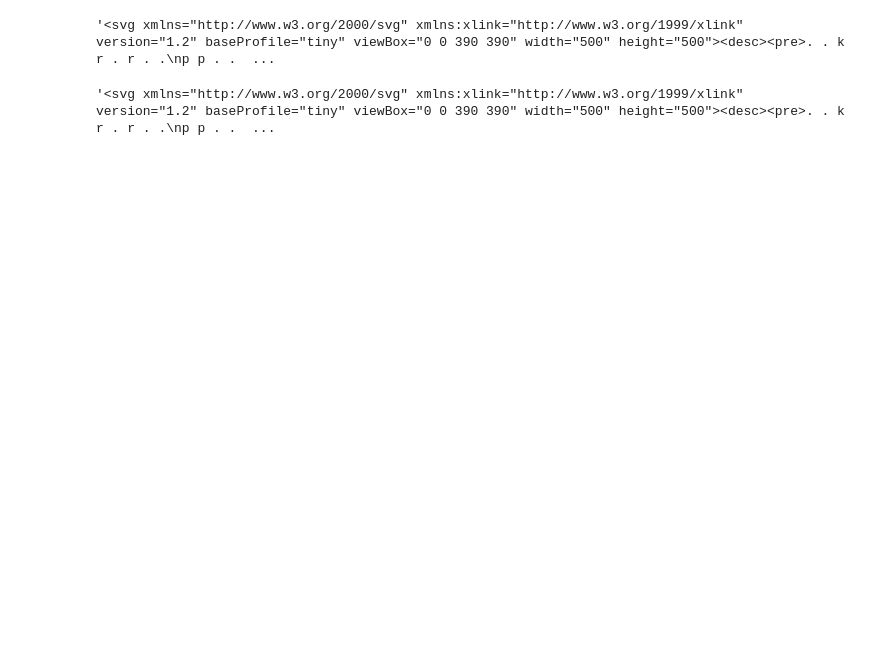
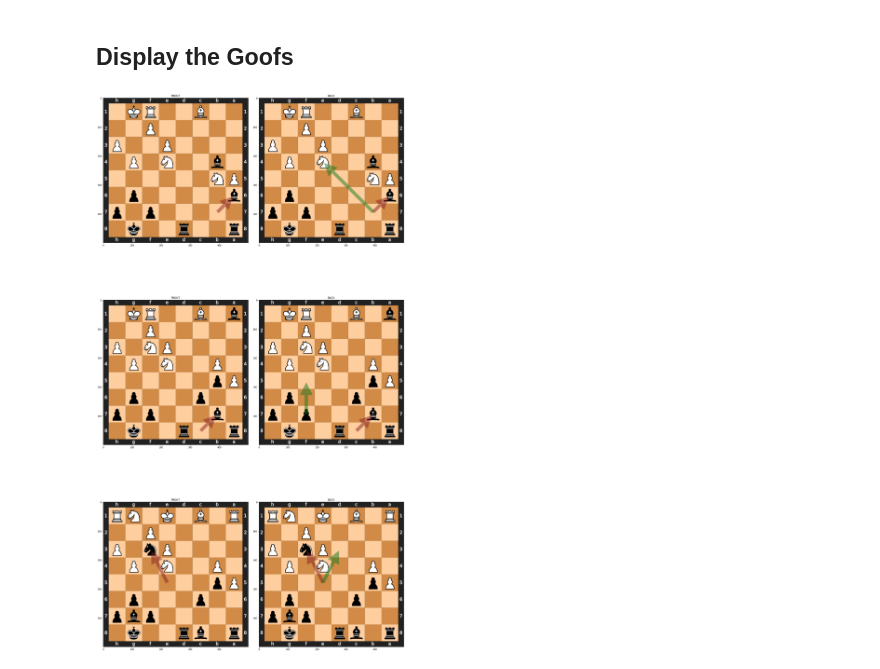
Before and after one commit to bobhaffner/chess_positions, a Jupyter notebook: flash_cards.ipynb, the cells around one changed output. Saved outputs shown, nothing was run; the diff lists cells and outputs as text; code cells hidden in the pictures; blank space fills up the shorter version.

```diff
--- a/flash_cards.ipynb
+++ b/flash_cards.ipynb
@@ -12,2 +16,7 @@ stockfish = '/opt/homebrew/Cellar/stockfish/15/bin/stockfish'
 # %%
-r = requests.get('https://api.chess.com/pub/player/bobhaffner/games/archives')
+player = 'bobhaffner'
+
+# get game archives
+r = requests.get(f'https://api.chess.com/pub/player/{player}/games/archives')
+game_archive_dict = json.loads(r.text)
+game_archive_dict
@@ -14,3 +34,0 @@ r = requests.get('https://api.chess.com/pub/player/bobhaffner/games/archives')
-# %%
-archive_dict = json.loads(r.text)
-archive_dict
@@ -29,5 +35,6 @@ archive_dict
 # %%
-r = requests.get(archive_dict['archives'][-1])
+# get the latest game archive
+r = requests.get(game_archive_dict['archives'][-1])
 games_dict = json.loads(r.text)
-len(games_dict['games'])
+f"{len(games_dict['games'])} games from {game_archive_dict['archives'][-1]}"
 # %% [output]
@@ -89,9 +112,44 @@ len(goofs)
-# %%
-i = random.randint(0,len(goofs))
-goofs[i]['img']
-# %% [output]
-'<svg xmlns="http://www.w3.org/2000/svg" xmlns:xlink="http://www.w3.org/1999/xlink" version="1.2" baseProfile="tiny" viewBox="0 0 390 390" width="500" height="500"><desc><pre>. . k r . r . .\np p . .  ...
-# %%
-goofs[i]['img_with_engine_move']
-# %% [output]
-'<svg xmlns="http://www.w3.org/2000/svg" xmlns:xlink="http://www.w3.org/1999/xlink" version="1.2" baseProfile="tiny" viewBox="0 0 390 390" width="500" height="500"><desc><pre>. . k r . r . .\np p . .  ...
+# %% [markdown]
+## Display the Goofs
+# %%
+# lets ease into this by sorting best to worst
+sorted_goofs = sorted(goofs, key=lambda d: d['goof_factor'])
+
+format_to_dtype = {
+    'uchar': np.uint8,
+    'char': np.int8,
+    'ushort': np.uint16,
+    'short': np.int16,
+    'uint': np.uint32,
+    'int': np.int32,
+    'float': np.float32,
+    'double': np.float64,
+    'complex': np.complex64,
+    'dpcomplex': np.complex128,
+}
+
+fig = plt.figure(figsize=(20, 40))
+rows = len(goofs)
+
+for i, goof in zip(range(1, rows * 2 + 1, 2), sorted_goofs):
+
+    img = pyvips.Image.svgload_buffer(str.encode(goof['svg']))
+    data = np.ndarray(buffer=img.write_to_memory(), dtype=format_to_dtype[img.format],
+                   shape=[img.height, img.width, img.bands])
+    axl = fig.add_subplot(rows, 2, i)
+    axl.set_title('FRONT')
+    plt.imshow(img)
+
+    img_with_engine_move = pyvips.Image.svgload_buffer(str.encode(goof['svg_with_engine_move']))
+    data = np.ndarray(buffer=img.write_to_memory(), dtype=format_to_dtype[img.format],
+                   shape=[img.height, img.width, img.bands])
+    axl = fig.add_subplot(rows, 2, i + 1)
+    axl.set_title('BACK')
+    plt.imshow(img_with_engine_move)
+
+plt.rcParams.update({'font.size': 22})
+fig.tight_layout()
+plt.savefig('flash_cards.jpg')
+plt.show()
+# %% [output]
+[figure, added]
```
Also changed, not shown: parts of 8 cells of this notebook, 2 other files.
